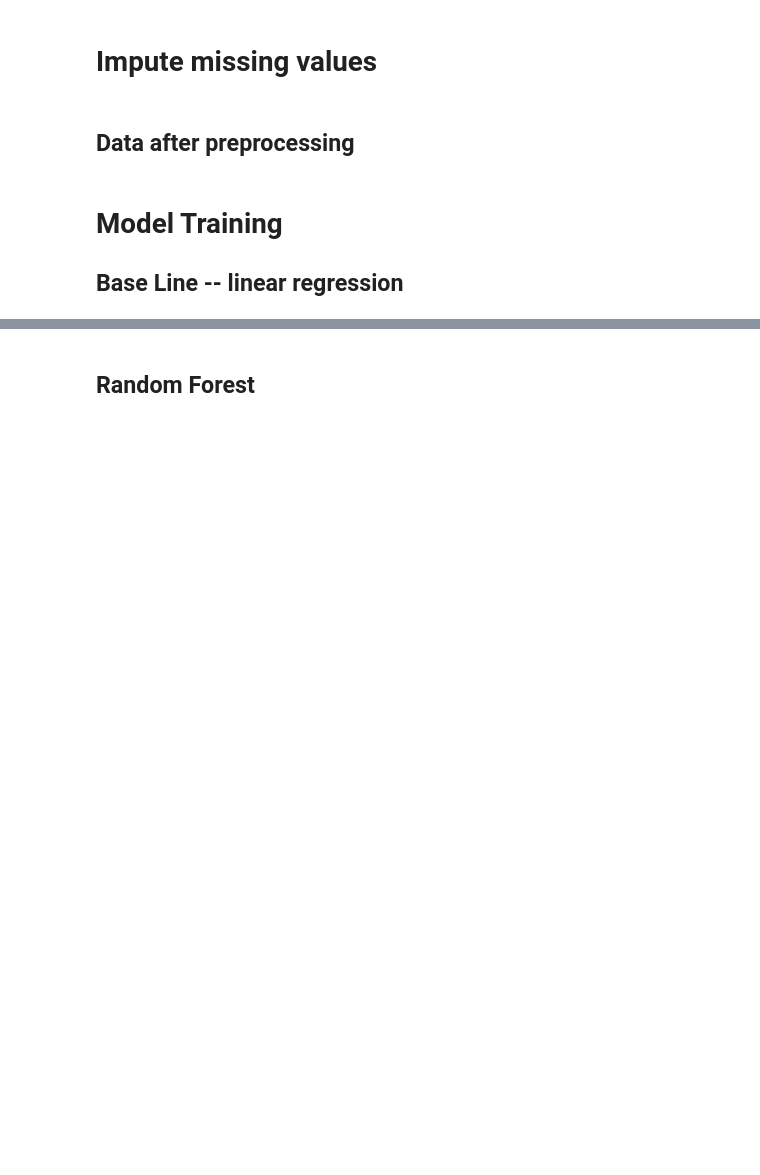
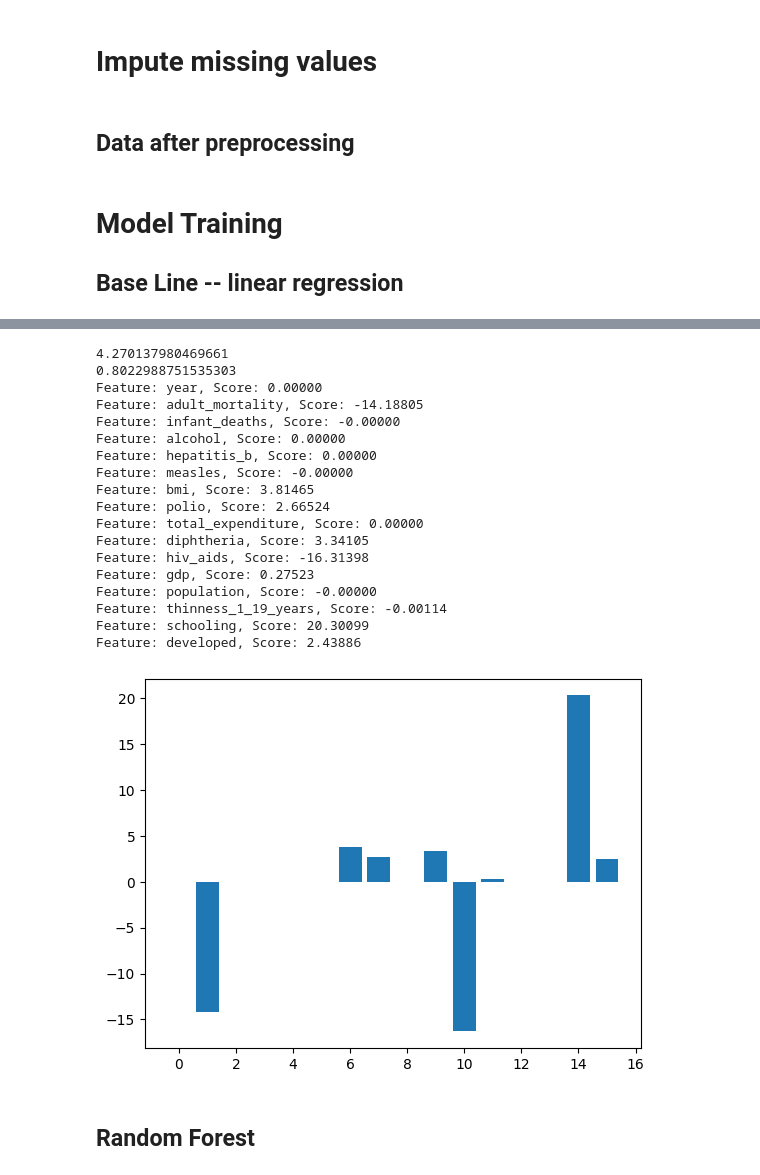
Before and after one commit to yunjiewu777/CS334, a Jupyter notebook: preprocessing.ipynb, the cells around one changed output, grey strips where cells are left out. Drawn from its saved outputs; the diff is of its cells as text; code cells hidden in the pictures; blank space fills up the shorter version.

```diff
--- a/preprocessing.ipynb
+++ b/preprocessing.ipynb
@@ -220,3 +247,40 @@ print(a)
+# %%
+regr = linear_model.Lasso(alpha=0.1).fit(x_train, y_train["life_expectancy"])
+
+yHat = regr.predict(x_test)
+a = mean_squared_error(y_test["life_expectancy"], yHat)**(0.5)
+print(a)
+a = r2_score(y_test["life_expectancy"], yHat)
+print(a)
+
+# get importance
+importance = regr.coef_
+# summarize feature importance
+for i,v in enumerate(importance):
+ print('Feature: %s, Score: %.5f' % (col[i],v))
+# plot feature importance
+pyplot.bar([x for x in range(len(importance))], importance)
+pyplot.show()
+# %% [output]
+4.270137980469661
+0.8022988751535303
+Feature: year, Score: 0.00000
+Feature: adult_mortality, Score: -14.18805
+Feature: infant_deaths, Score: -0.00000
+Feature: alcohol, Score: 0.00000
+Feature: hepatitis_b, Score: 0.00000
+Feature: measles, Score: -0.00000
+Feature: bmi, Score: 3.81465
+Feature: polio, Score: 2.66524
+Feature: total_expenditure, Score: 0.00000
+Feature: diphtheria, Score: 3.34105
+Feature: hiv_aids, Score: -16.31398
+Feature: gdp, Score: 0.27523
+Feature: population, Score: -0.00000
+Feature: thinness_1_19_years, Score: -0.00114
+Feature: schooling, Score: 20.30099
+Feature: developed, Score: 2.43886
+[figure, added]
 # %% [markdown]
 ## Random Forest
 # %%
```
Also changed, not shown: parts of 20 cells of this notebook.
